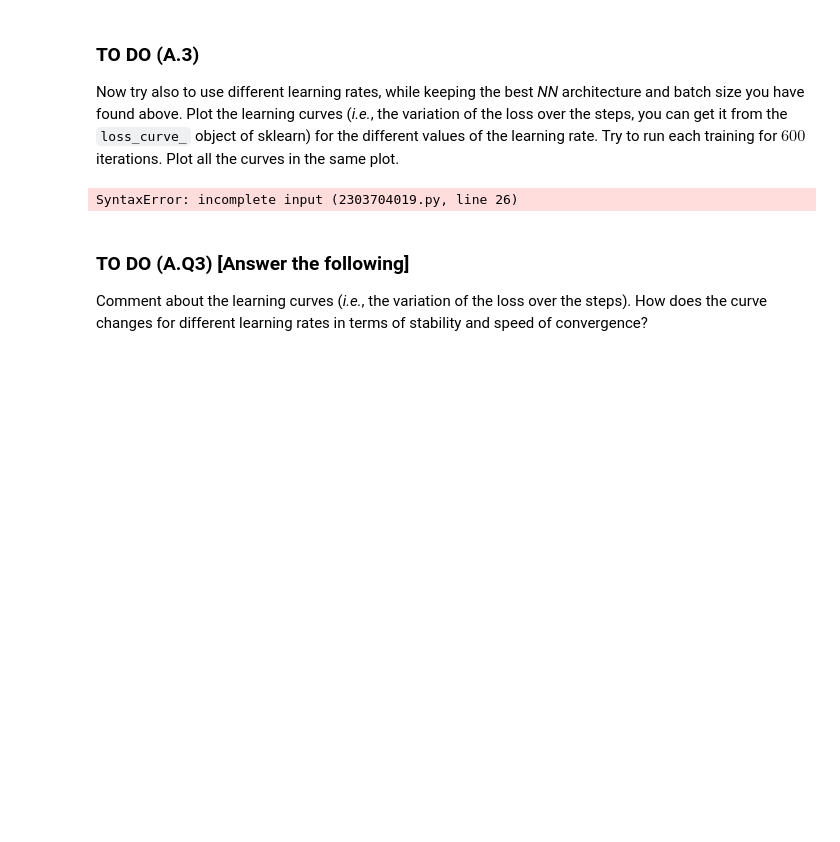
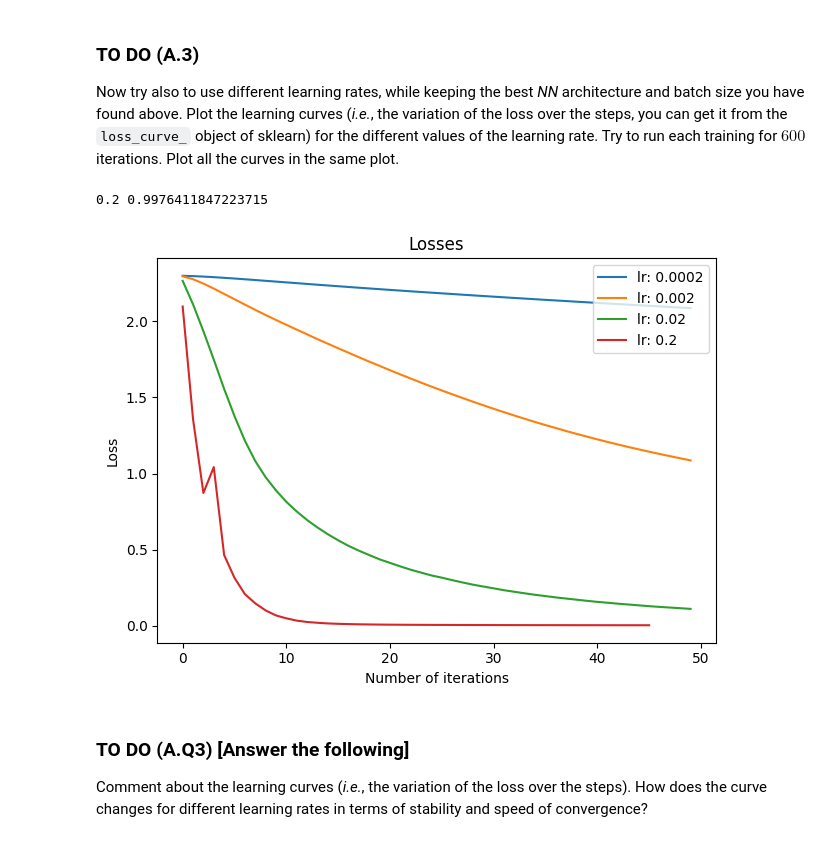
Before and after one commit to Giacomo-Menegatti/MachineLearning, a Jupyter notebook: Lab4/assignment_lab04.ipynb, the cells around one changed output. Cells and saved outputs as stored; diff of their text form; code cells hidden in the pictures; blank space fills up the shorter version.

```diff
--- a/Lab4/assignment_lab04.ipynb
+++ b/Lab4/assignment_lab04.ipynb
@@ -312,16 +312,18 @@ Keep in mind that to use the `time()` function we need to import the `time` libr
 # Define the list of hidden layer sizes to try out (feel free to change)
 # Define also the labels for the plot
 hl_sizes = [(10,), (20,), (40,), (20,20,), (30,30,20)]
-hl_labels = [param_count(t, x_train, y_train) for t in hl_sizes]
+# hl_labels takes the number of outputs, equal to the number of labels
+hl_labels = [param_count(t, x_train, np.unique(y_train)) for t in hl_sizes]
 
 # Train the MLPs with the different hidden layers sizes and get the accuracies
 train_acc_list, test_acc_list = [], []  # lists for saving accuracies (train and test)
 
 for hl_size in hl_sizes:
     print(f"Training MLP of size {hl_size} ...")
+    print(f'number of parameters: {param_count(hl_size, x_train, y_train)}')
 
     # Define the MLP object
-    mlp = MLPClassifier(max_iter= 200, alpha= 1e-4, solver= 'sgd', tol= 1e-4, learning_rate_init=0.1, random_state=ID, hidden_layer_sizes= hl_size)
+    mlp = MLPClassifier(max_iter= 50, alpha= 1e-4, solver= 'sgd', tol= 1e-4, learning_rate_init=0.1, random_state=ID, hidden_layer_sizes= hl_size)
     start_time = time()
     # Train the MLP
     mlp.fit(x_train, y_train)
@@ -337,6 +339,9 @@ for hl_size in hl_sizes:
 
 # Plot the train and test and train accuracies
 # Suggestions: use the plot_accuracies function
+#Sorting all lists based on the number of parameters inside the hl_labels
+#hl_labels, train_acc_list, test_acc_list = zip(*sorted(zip(hl_labels, train_acc_list, test_acc_list)))
+
 plot_accuracies([train_acc_list, test_acc_list],hl_labels, ['Training score', 'Test score'])
 # %% [output]
 Training MLP of size (10,) ...
@@ -363,32 +373,36 @@ Now try also to use different learning rates, while keeping the best *NN* archit
 # %%
 # Define the list of batch sizes to try out (feel free to change)
 lr_list = [0.0002, 0.002, 0.02, 0.2]
 
 # Train the MLPs with the different lerning rates
 scores = {}  # dictionary for saving the scores
 losses = {}  # dictionary for saving losses
 
 # Get the best hidden layer sizes and batch size from the previous MLPs
-# ADD YOUR CODE HERE
+best_hl = (40,)
 
 for lr in lr_list:
     # Define the MLP object
-    # ADD YOUR CODE HERE
+    mlp = MLPClassifier(max_iter= 50, alpha= 1e-4, solver= 'sgd', tol= 1e-4, learning_rate_init=lr, random_state=ID, hidden_layer_sizes=best_hl)
 
     # Train the MLP
-    # ADD YOUR CODE HERE
+    mlp.fit(x_train, y_train)
 
     # Save the score and the loss in the correct dictionary
-    # ADD YOUR CODE HERE
+    scores[lr] = 1.0-mlp.loss_
+
+    losses[lr] = mlp.loss_curve_
 
 # Print the best learning rate value and the corresponding score
-# ADD YOUR CODE HERE
+best_lr = max(scores)
+print(best_lr, scores[best_lr])
 
 # Plot the losses
 # Suggestions: use the plot_loss function
-# ADD YOUR CODE HERE
+plot_loss(losses)
 # %% [output]
-SyntaxError: incomplete input (2303704019.py, line 26)
+0.2 0.9976411847223715
+[figure, added]
 # %% [markdown]
 ### TO DO (A.Q3) [Answer the following]
 
```
Also changed, not shown: parts of 7 cells of this notebook.
